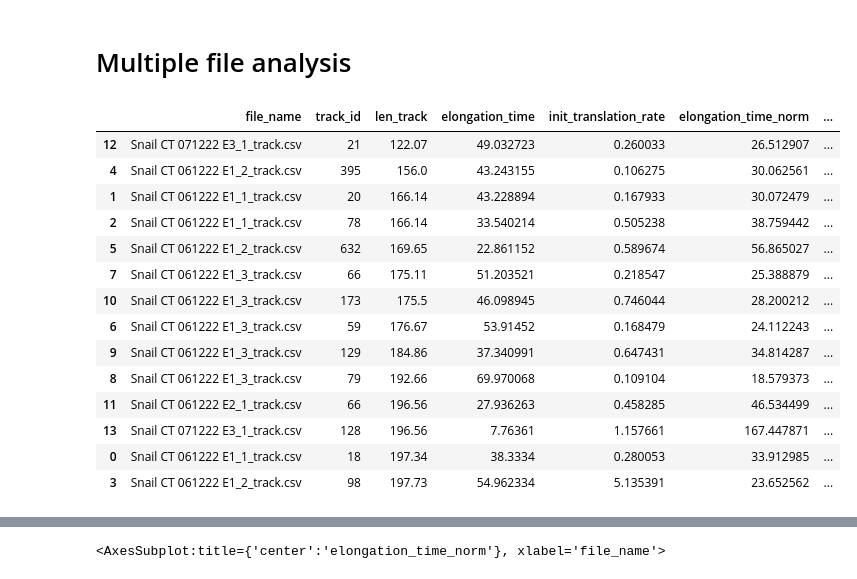
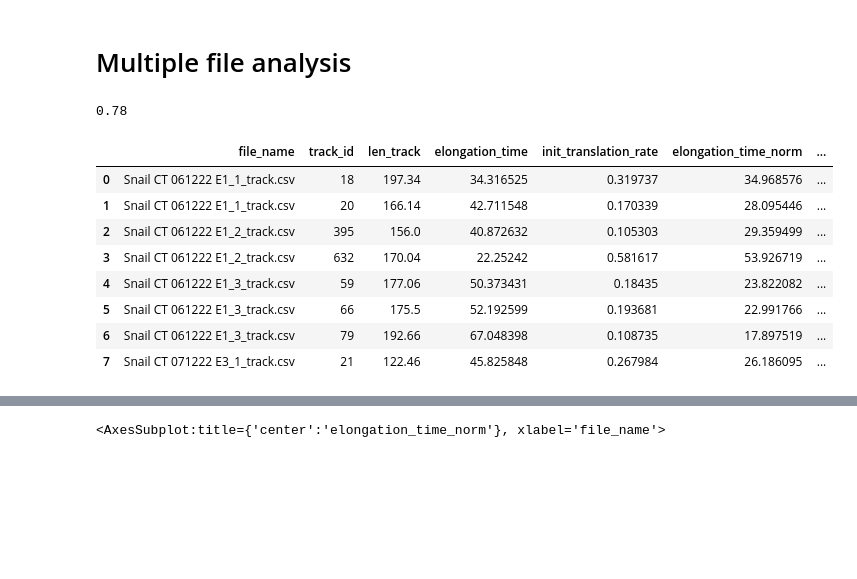
Before and after one commit to sophietheis/KineticAnalysis, a Jupyter notebook: notebook/Analyse_kinetic_tatabox.ipynb, the cells around one changed output, grey strips where cells are left out. Drawn from its saved outputs; the diff is of its cells as text; code cells hidden in the pictures; blank space fills up the shorter version.

```diff
--- a/notebook/Analyse_kinetic_tatabox.ipynb
+++ b/notebook/Analyse_kinetic_tatabox.ipynb
@@ -97,0 +195,32 @@ fig.set_size_inches((10,10))
+# %%
+fig, ax = plt.subplots(2,1)
+ax[0].plot(x_sub,y_sub)
+ax[0].set_xlabel("time")
+ax[0].set_ylabel("fluo intensity")
+
+mm = int(len(y_sub)/2-1)
+if (mm%2)==0:
+    autocor = multipletau.autocorrelate(y_sub,
+                                    m=mm,
+                                    deltat=DELTA_T,
+                                    normalize=True)
+else:
+    autocor = multipletau.autocorrelate(y_sub,
+                                    m=mm+1,
+                                    deltat=DELTA_T,
+                                    normalize=True)
+
+
+
+popt, pcov = optimize.curve_fit(func_,
+                            autocor.flatten()[0::2][1:],
+                            autocor.flatten()[1::2][1:],
+                            method='lm' )
+
+print(popt)
+print(1200/popt)
+ax[1].plot(autocor.flatten()[0::2], autocor.flatten()[1::2], '.')
+ax[1].plot(autocor.flatten()[0::2], func_(autocor.flatten()[0::2], *popt) )
+ax[1].set_xlabel("Time delay \Tau (sec)")
+ax[1].set_ylabel("G(\Tau)")
+fig.set_size_inches((10,10))
@@ -291,6 +498,11 @@ files = [
         "Snail CT 071222 E3_3_track.csv",
 
         ]
+DELTA_T = 0.39
+DELTA_T = 2*DELTA_T
+print(DELTA_T)
+# %% [output]
+0.78
 # %%
 columns = ['file_name', 'track_id','len_track', 'elongation_time', 'init_translation_rate']
 result = pd.DataFrame(columns=columns, dtype=float)
@@ -313,8 +525,11 @@ for f in files:
 
         x = datas[datas.TRACK_ID==id_].sort_values('FRAME')['POSITION_T'].values-min(datas[datas.TRACK_ID==id_].sort_values('FRAME')['POSITION_T'].values)
         y = datas[datas.TRACK_ID==id_].sort_values('FRAME')['MEAN_INTENSITY_CH1'].values-min(datas[datas.TRACK_ID==id_].sort_values('FRAME')['MEAN_INTENSITY_CH1'].values)
-
-        mm = int(len(datas[datas.TRACK_ID==id_])/2-1)
+        x = x[::2]
+        y = y[::2]
+#         y = fenetre_glissante(y, 20)
+#         x = fenetre_glissante(x, 20)
+        mm = int(len(y)/2-1)
         if (mm%2)==0:
             autocor = multipletau.autocorrelate(y,
                                             m=mm,
@@ -346,23 +561,18 @@ result['init_translation_rate_norm'] = result['init_translation_rate']
 result['tmp'] = 1
 # result.drop(result[result["len_track"]<100].index, inplace=True)
 # %%
-result.sort_values('len_track')
+# result.sort_values('len_track')
+result
 # %% [output]
 |  | file_name | track_id | len_track | elongation_time | init_translation_rate | elongation_time_norm | ... |
-| 12 | Snail CT 071222 E3_1_track.csv | 21 | 122.07 | 49.032723 | 0.260033 | 26.512907 | ... |
-| 4 | Snail CT 061222 E1_2_track.csv | 395 | 156.0 | 43.243155 | 0.106275 | 30.062561 | ... |
-| 1 | Snail CT 061222 E1_1_track.csv | 20 | 166.14 | 43.228894 | 0.167933 | 30.072479 | ... |
-| 2 | Snail CT 061222 E1_1_track.csv | 78 | 166.14 | 33.540214 | 0.505238 | 38.759442 | ... |
-| 5 | Snail CT 061222 E1_2_track.csv | 632 | 169.65 | 22.861152 | 0.589674 | 56.865027 | ... |
-| 7 | Snail CT 061222 E1_3_track.csv | 66 | 175.11 | 51.203521 | 0.218547 | 25.388879 | ... |
-| 10 | Snail CT 061222 E1_3_track.csv | 173 | 175.5 | 46.098945 | 0.746044 | 28.200212 | ... |
-| 6 | Snail CT 061222 E1_3_track.csv | 59 | 176.67 | 53.91452 | 0.168479 | 24.112243 | ... |
-| 9 | Snail CT 061222 E1_3_track.csv | 129 | 184.86 | 37.340991 | 0.647431 | 34.814287 | ... |
-| 8 | Snail CT 061222 E1_3_track.csv | 79 | 192.66 | 69.970068 | 0.109104 | 18.579373 | ... |
-| 11 | Snail CT 061222 E2_1_track.csv | 66 | 196.56 | 27.936263 | 0.458285 | 46.534499 | ... |
-| 13 | Snail CT 071222 E3_1_track.csv | 128 | 196.56 | 7.76361 | 1.157661 | 167.447871 | ... |
-| 0 | Snail CT 061222 E1_1_track.csv | 18 | 197.34 | 38.3334 | 0.280053 | 33.912985 | ... |
-| 3 | Snail CT 061222 E1_2_track.csv | 98 | 197.73 | 54.962334 | 5.135391 | 23.652562 | ... |
+| 0 | Snail CT 061222 E1_1_track.csv | 18 | 197.34 | 34.316525 | 0.319737 | 34.968576 | ... |
+| 1 | Snail CT 061222 E1_1_track.csv | 20 | 166.14 | 42.711548 | 0.170339 | 28.095446 | ... |
+| 2 | Snail CT 061222 E1_2_track.csv | 395 | 156.0 | 40.872632 | 0.105303 | 29.359499 | ... |
+| 3 | Snail CT 061222 E1_2_track.csv | 632 | 170.04 | 22.25242 | 0.581617 | 53.926719 | ... |
+| 4 | Snail CT 061222 E1_3_track.csv | 59 | 177.06 | 50.373431 | 0.18435 | 23.822082 | ... |
+| 5 | Snail CT 061222 E1_3_track.csv | 66 | 175.5 | 52.192599 | 0.193681 | 22.991766 | ... |
+| 6 | Snail CT 061222 E1_3_track.csv | 79 | 192.66 | 67.048398 | 0.108735 | 17.897519 | ... |
+| 7 | Snail CT 071222 E3_1_track.csv | 21 | 122.46 | 45.825848 | 0.267984 | 26.186095 | ... |
 # %%
 fig, ax = plt.subplots(1, 2)
 ax[0].boxplot(result['elongation_time_norm'])
```
Also changed, not shown: parts of 17 cells of this notebook, 2 other files.
